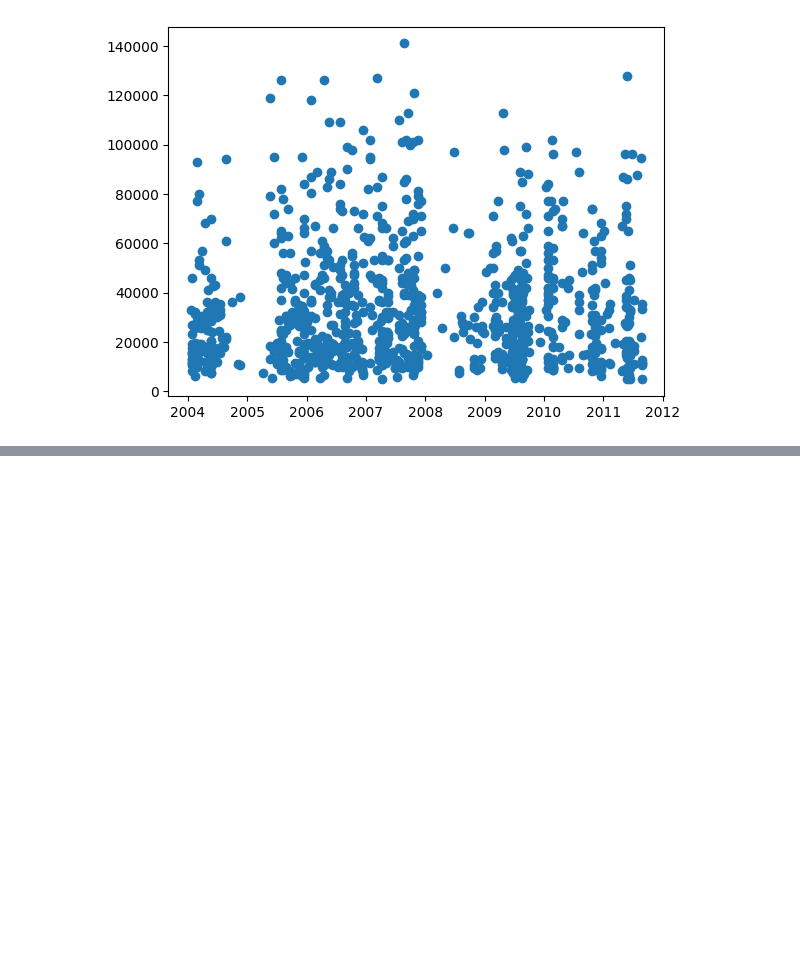
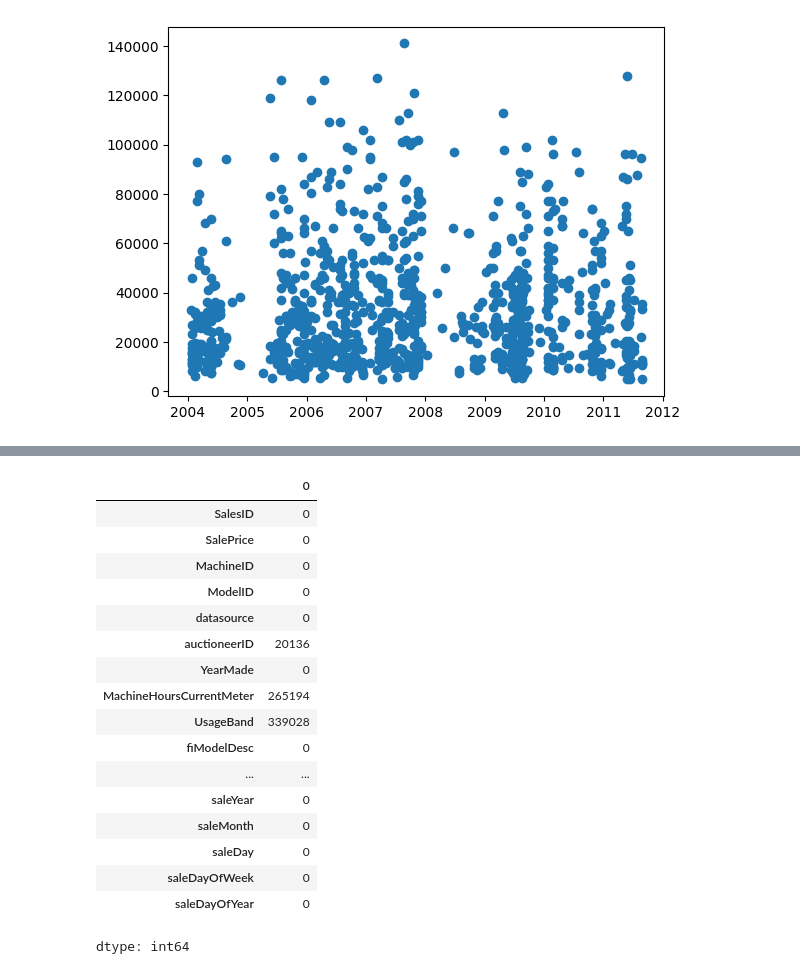
Before and after one commit to Afuhnwi-Afriitech/predict-car-prices, a Jupyter notebook: predict_car_prices.ipynb, the cells around one changed output, grey strips where cells are left out. Saved outputs shown, nothing was run; the diff lists cells and outputs as text; code cells hidden in the pictures; blank space fills up the shorter version.

```diff
--- a/predict_car_prices.ipynb
+++ b/predict_car_prices.ipynb
@@ -108,3 +135,5 @@ NameError: name 'df' is not defined
+# %%
+df_tmp.drop("saledate", axis=1, inplace=True)
 # %%
 from sklearn.ensemble import RandomForestRegressor
 model = RandomForestRegressor(n_jobs=-1, random_state=42)
@@ -111,0 +163,21 @@ model.fit(df_tmp.drop("SalePrice", axis=1), df["SalePrice"])
+# %%
+df_tmp.isna().sum()
+# %% [output]
+|  | 0 |
+| SalesID | 0 |
+| SalePrice | 0 |
+| MachineID | 0 |
+| ModelID | 0 |
+| datasource | 0 |
+| auctioneerID | 20136 |
+| YearMade | 0 |
+| MachineHoursCurrentMeter | 265194 |
+| UsageBand | 339028 |
+| fiModelDesc | 0 |
+| ... | ... |
+| saleYear | 0 |
+| saleMonth | 0 |
+| saleDay | 0 |
+| saleDayOfWeek | 0 |
+| saleDayOfYear | 0 |
+dtype: int64
```
Also changed, not shown: parts of 11 cells of this notebook.
